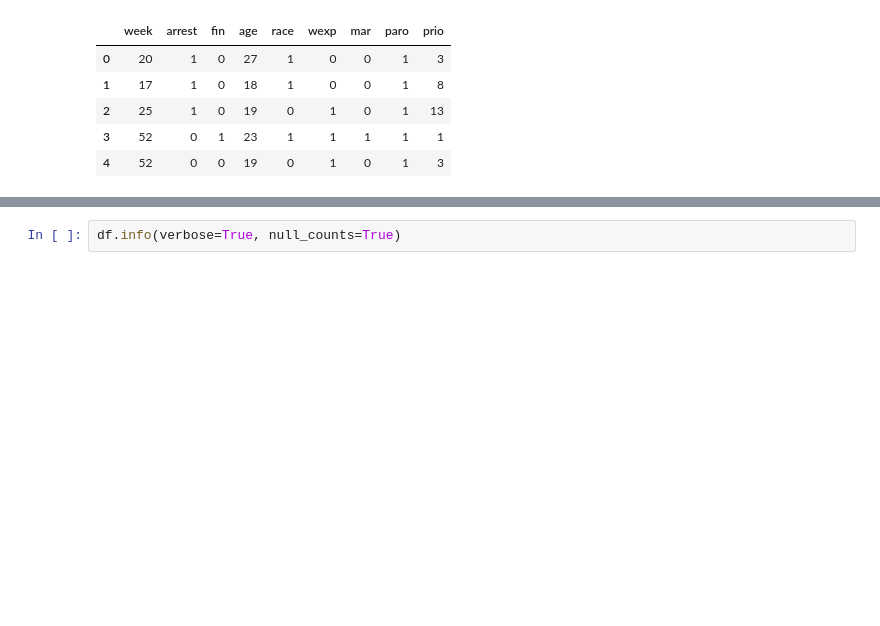
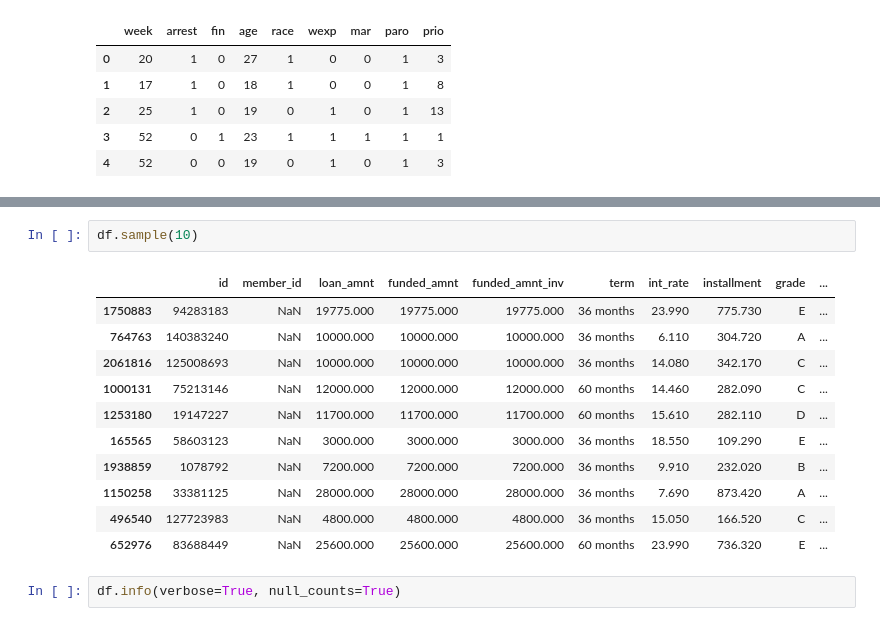
Before and after one commit to nkang917/Credit-Loss-Forecasting, a Jupyter notebook: Lending_Club_Credit_Loss_Forecasting.ipynb, the cells around one changed output, grey strips where cells are left out. Cells and saved outputs as stored; diff of their text form; blank space fills up the shorter version.

```diff
--- a/Lending_Club_Credit_Loss_Forecasting.ipynb
+++ b/Lending_Club_Credit_Loss_Forecasting.ipynb
@@ -120,3 +121,17 @@ df.head()
+# %%
+df.sample(10)
+# %% [output]
+|  | id | member_id | loan_amnt | funded_amnt | funded_amnt_inv | term | int_rate | installment | grade | ... |
+| 1750883 | 94283183 | NaN | 19775.000 | 19775.000 | 19775.000 | 36 months | 23.990 | 775.730 | E | ... |
+| 764763 | 140383240 | NaN | 10000.000 | 10000.000 | 10000.000 | 36 months | 6.110 | 304.720 | A | ... |
+| 2061816 | 125008693 | NaN | 10000.000 | 10000.000 | 10000.000 | 36 months | 14.080 | 342.170 | C | ... |
+| 1000131 | 75213146 | NaN | 12000.000 | 12000.000 | 12000.000 | 60 months | 14.460 | 282.090 | C | ... |
+| 1253180 | 19147227 | NaN | 11700.000 | 11700.000 | 11700.000 | 60 months | 15.610 | 282.110 | D | ... |
+| 165565 | 58603123 | NaN | 3000.000 | 3000.000 | 3000.000 | 36 months | 18.550 | 109.290 | E | ... |
+| 1938859 | 1078792 | NaN | 7200.000 | 7200.000 | 7200.000 | 36 months | 9.910 | 232.020 | B | ... |
+| 1150258 | 33381125 | NaN | 28000.000 | 28000.000 | 28000.000 | 36 months | 7.690 | 873.420 | A | ... |
+| 496540 | 127723983 | NaN | 4800.000 | 4800.000 | 4800.000 | 36 months | 15.050 | 166.520 | C | ... |
+| 652976 | 83688449 | NaN | 25600.000 | 25600.000 | 25600.000 | 60 months | 23.990 | 736.320 | E | ... |
 # %%
 df.info(verbose=True, null_counts=True)
 # %% [output]
```
Also changed, not shown: parts of 90 cells of this notebook.
